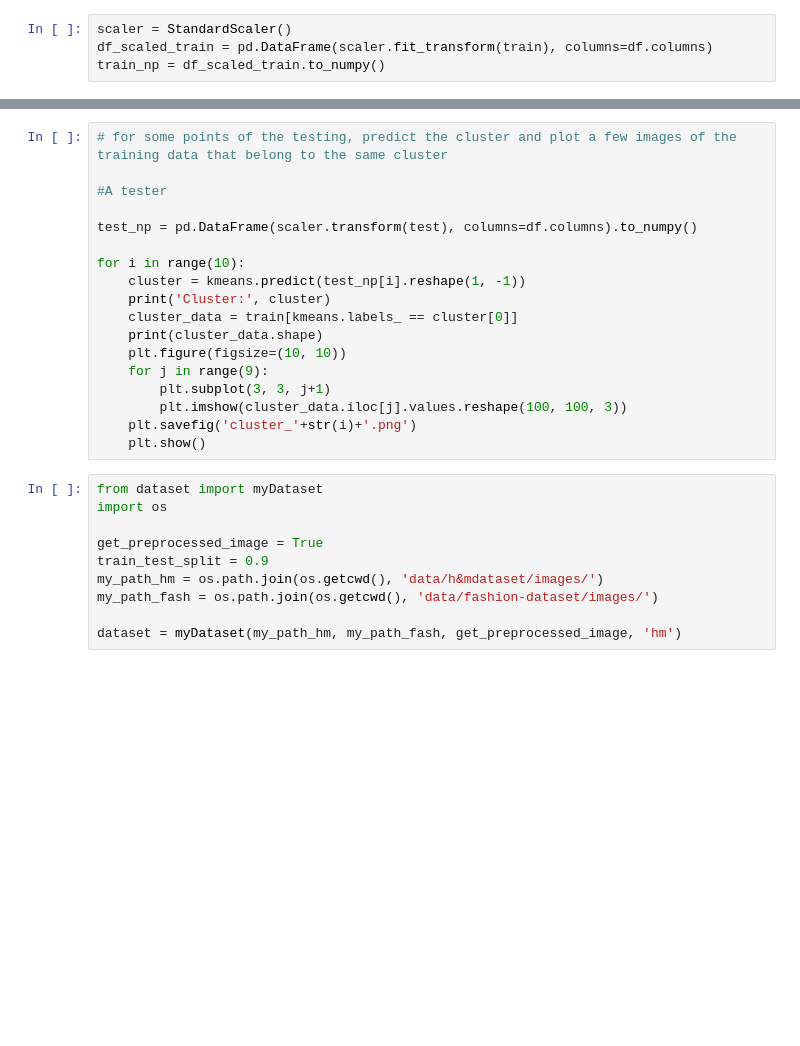
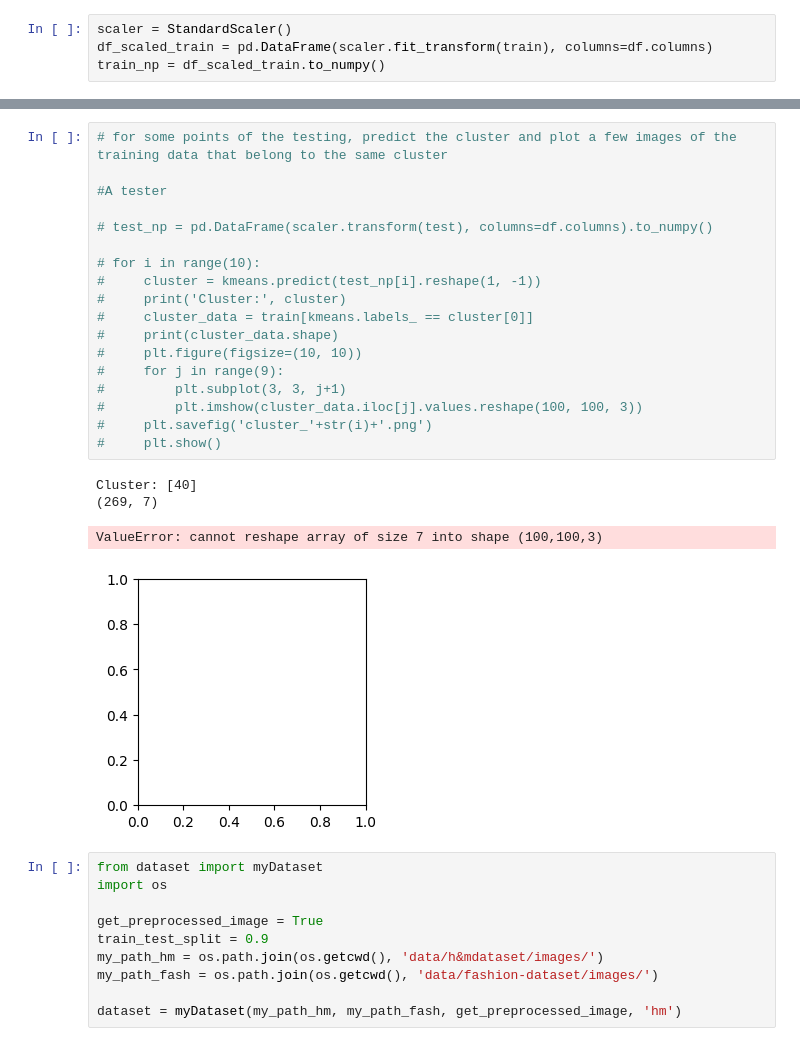
Before and after one commit to Emma-IA/Clothes-similarity, a Jupyter notebook: clustering_tab.ipynb, the cells around one changed output, grey strips where cells are left out. Drawn from its saved outputs; the diff is of its cells as text; blank space fills up the shorter version.

Commit message:
clustering_tab.ipynb tested

```diff
--- a/clustering_tab.ipynb
+++ b/clustering_tab.ipynb
@@ -69,21 +71,26 @@ joblib.dump(scaler, 'models/scaler.pkl')
 # %%
 # for some points of the testing, predict the cluster and plot a few images of the training data that belong to the same cluster
 
 #A tester
 
-test_np = pd.DataFrame(scaler.transform(test), columns=df.columns).to_numpy()
+# test_np = pd.DataFrame(scaler.transform(test), columns=df.columns).to_numpy()
 
-for i in range(10):
-    cluster = kmeans.predict(test_np[i].reshape(1, -1))
-    print('Cluster:', cluster)
-    cluster_data = train[kmeans.labels_ == cluster[0]]
-    print(cluster_data.shape)
-    plt.figure(figsize=(10, 10))
-    for j in range(9):
-        plt.subplot(3, 3, j+1)
-        plt.imshow(cluster_data.iloc[j].values.reshape(100, 100, 3))
-    plt.savefig('cluster_'+str(i)+'.png')
-    plt.show()
+# for i in range(10):
+#     cluster = kmeans.predict(test_np[i].reshape(1, -1))
+#     print('Cluster:', cluster)
+#     cluster_data = train[kmeans.labels_ == cluster[0]]
+#     print(cluster_data.shape)
+#     plt.figure(figsize=(10, 10))
+#     for j in range(9):
+#         plt.subplot(3, 3, j+1)
+#         plt.imshow(cluster_data.iloc[j].values.reshape(100, 100, 3))
+#     plt.savefig('cluster_'+str(i)+'.png')
+#     plt.show()
+# %% [output]
+Cluster: [40]
+(269, 7)
+ValueError: cannot reshape array of size 7 into shape (100,100,3)
+[figure, added]
 # %%
 from dataset import myDataset
 import os
```
Also changed, not shown: parts of 5 cells of this notebook, 3 other files.
